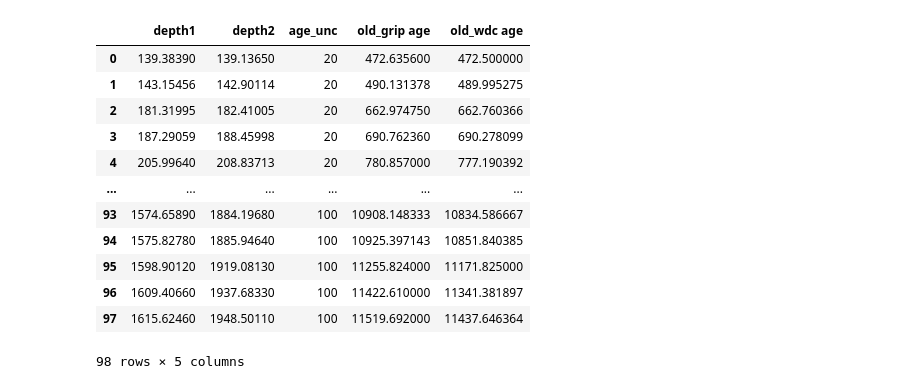
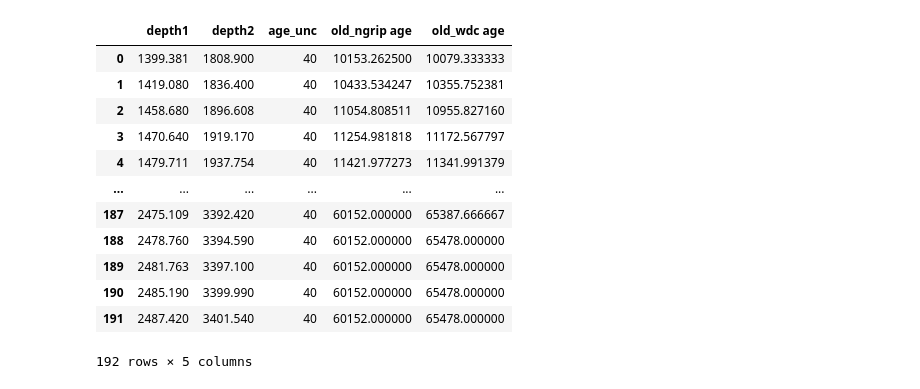
Before and after one commit to qmackay/BICC, a Jupyter notebook: Holcene Revision Work/Misc Python Code/long_term_comparisons.ipynb, the cells around one changed output. Cells and saved outputs as stored; diff of their text form; code cells hidden in the pictures.

```diff
--- a/Holcene Revision Work/Misc Python Code/long_term_comparisons.ipynb
+++ b/Holcene Revision Work/Misc Python Code/long_term_comparisons.ipynb
@@ -63,18 +73,18 @@ plt.legend()
-# %%
-grip_wdc_ties
-# %% [output]
-|  | depth1 | depth2 | age_unc | old_grip age | old_wdc age |
-| 0 | 139.38390 | 139.13650 | 20 | 472.635600 | 472.500000 |
-| 1 | 143.15456 | 142.90114 | 20 | 490.131378 | 489.995275 |
-| 2 | 181.31995 | 182.41005 | 20 | 662.974750 | 662.760366 |
-| 3 | 187.29059 | 188.45998 | 20 | 690.762360 | 690.278099 |
-| 4 | 205.99640 | 208.83713 | 20 | 780.857000 | 777.190392 |
-| ... | ... | ... | ... | ... | ... |
-| 93 | 1574.65890 | 1884.19680 | 100 | 10908.148333 | 10834.586667 |
-| 94 | 1575.82780 | 1885.94640 | 100 | 10925.397143 | 10851.840385 |
-| 95 | 1598.90120 | 1919.08130 | 100 | 11255.824000 | 11171.825000 |
-| 96 | 1609.40660 | 1937.68330 | 100 | 11422.610000 | 11341.381897 |
-| 97 | 1615.62460 | 1948.50110 | 100 | 11519.692000 | 11437.646364 |
-98 rows × 5 columns
+# %%
+ngrip_wdc_ties
+# %% [output]
+|  | depth1 | depth2 | age_unc | old_ngrip age | old_wdc age |
+| 0 | 1399.381 | 1808.900 | 40 | 10153.262500 | 10079.333333 |
+| 1 | 1419.080 | 1836.400 | 40 | 10433.534247 | 10355.752381 |
+| 2 | 1458.680 | 1896.608 | 40 | 11054.808511 | 10955.827160 |
+| 3 | 1470.640 | 1919.170 | 40 | 11254.981818 | 11172.567797 |
+| 4 | 1479.711 | 1937.754 | 40 | 11421.977273 | 11341.991379 |
+| ... | ... | ... | ... | ... | ... |
+| 187 | 2475.109 | 3392.420 | 40 | 60152.000000 | 65387.666667 |
+| 188 | 2478.760 | 3394.590 | 40 | 60152.000000 | 65478.000000 |
+| 189 | 2481.763 | 3397.100 | 40 | 60152.000000 | 65478.000000 |
+| 190 | 2485.190 | 3399.990 | 40 | 60152.000000 | 65478.000000 |
+| 191 | 2487.420 | 3401.540 | 40 | 60152.000000 | 65478.000000 |
+192 rows × 5 columns
 # %%
 #LC comparison check 3
```
Also changed, not shown: parts of 7 cells of this notebook, 10 other files.
